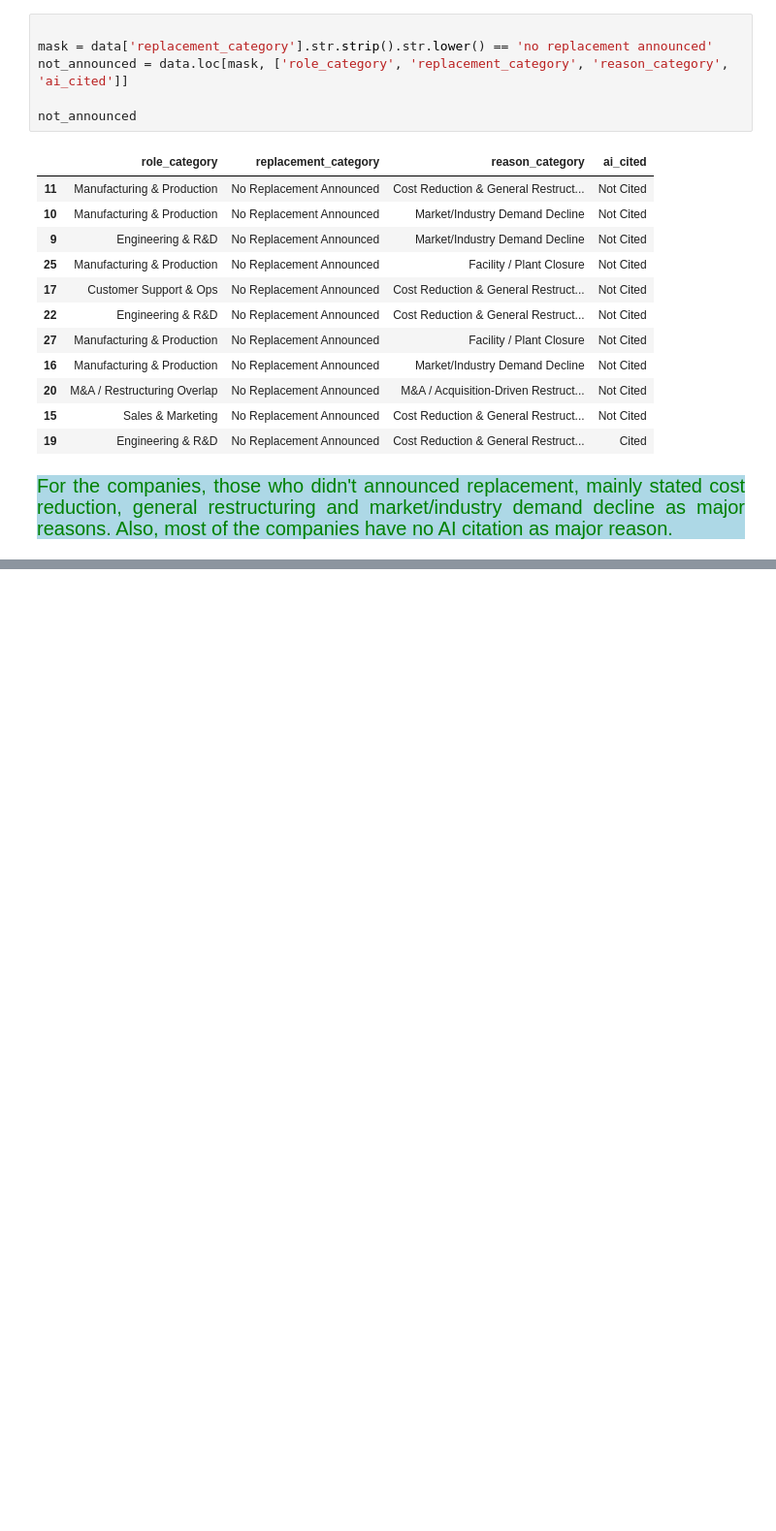
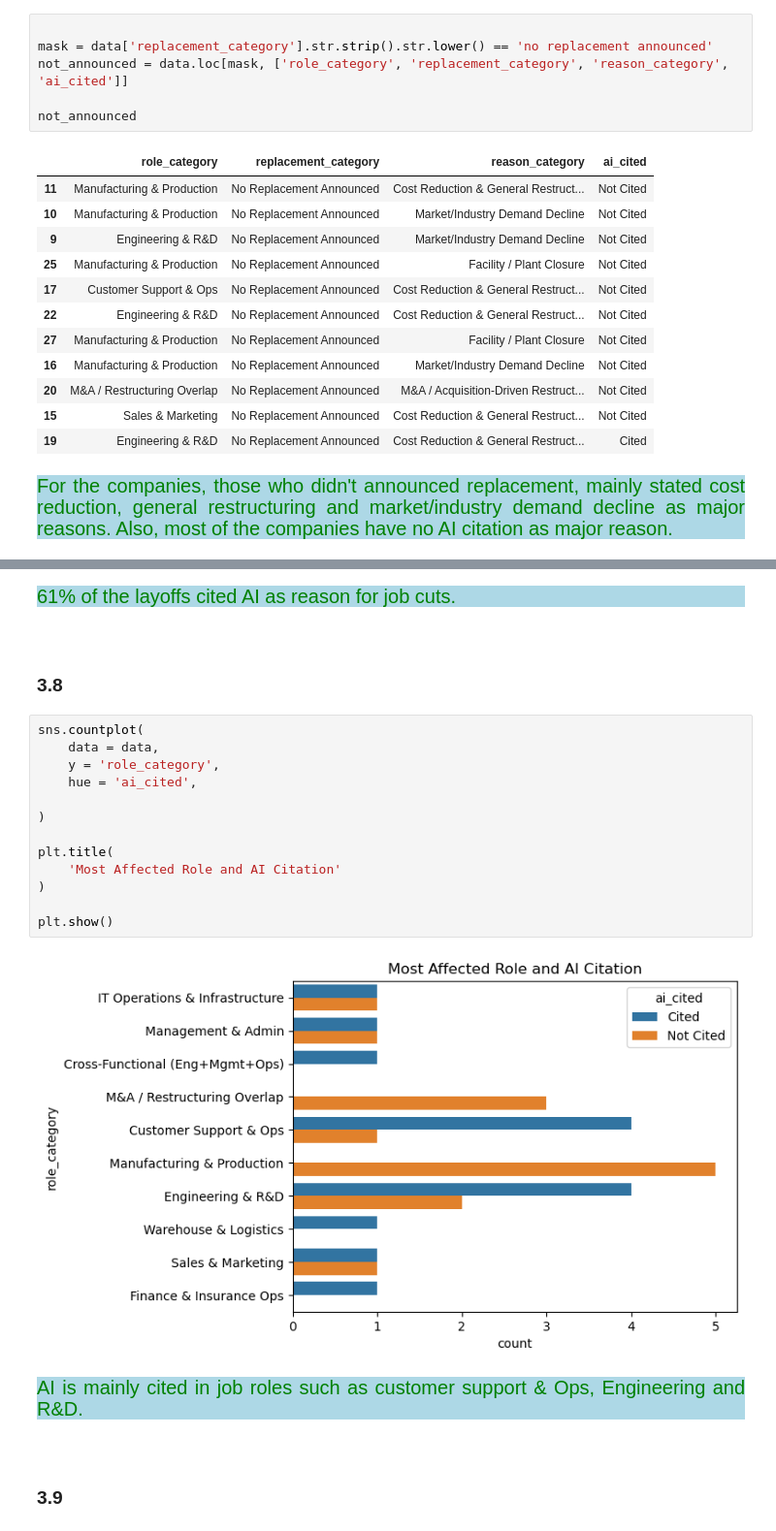
Before and after one commit to Kartika-Nidhi/DS_Projects, a Jupyter notebook: TechLayoffs2026Analysis.ipynb, the cells around one changed output, grey strips where cells are left out. Shown at 97% size. Cells and saved outputs as stored; diff of their text form; blank space fills up the shorter version.

```diff
--- a/TechLayoffs2026Analysis.ipynb
+++ b/TechLayoffs2026Analysis.ipynb
@@ -1078,0 +1098,28 @@ not_announced
+# %% [markdown]
+<div style = "background-color:lightblue; color:green; font-size:20px; text-align:justify">61% of the layoffs cited AI as reason for job cuts.
+# %% [markdown]
+<div>
+# %% [markdown]
+### 3.8
+# %%
+sns.countplot(
+    data = data,
+    y = 'role_category',
+    hue = 'ai_cited',
+
+)
+
+plt.title(
+    'Most Affected Role and AI Citation'
+)
+
+plt.show()
+# %% [output]
+[figure, added]
+# %% [markdown]
+<div style = "background-color:lightblue; color:green; font-size:20px; text-align:justify">AI is mainly cited in job roles such as customer support & Ops, Engineering and R&D.
+# %% [markdown]
+
+<div>
+# %% [markdown]
+### 3.9
```
Also changed, not shown: parts of 2 cells of this notebook.
